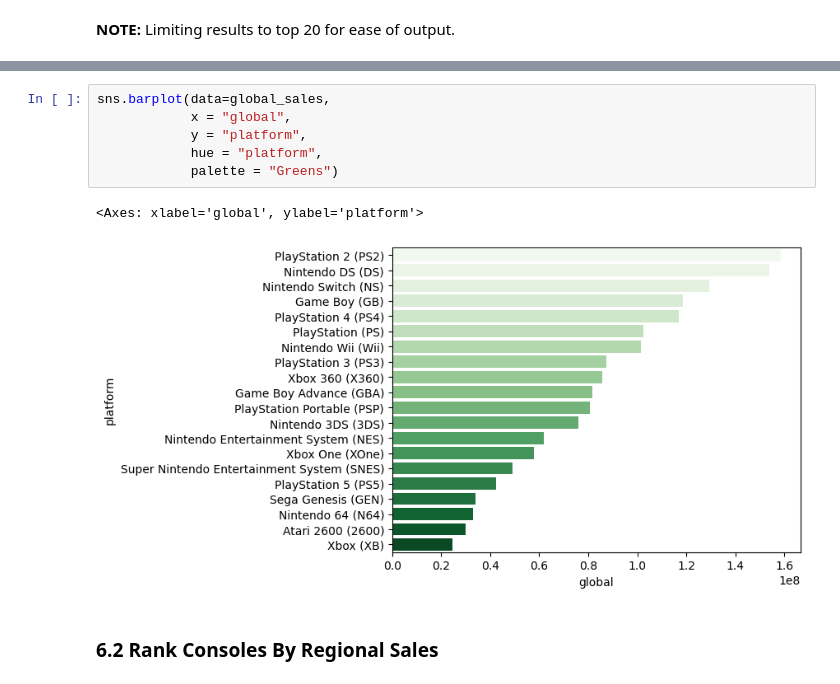
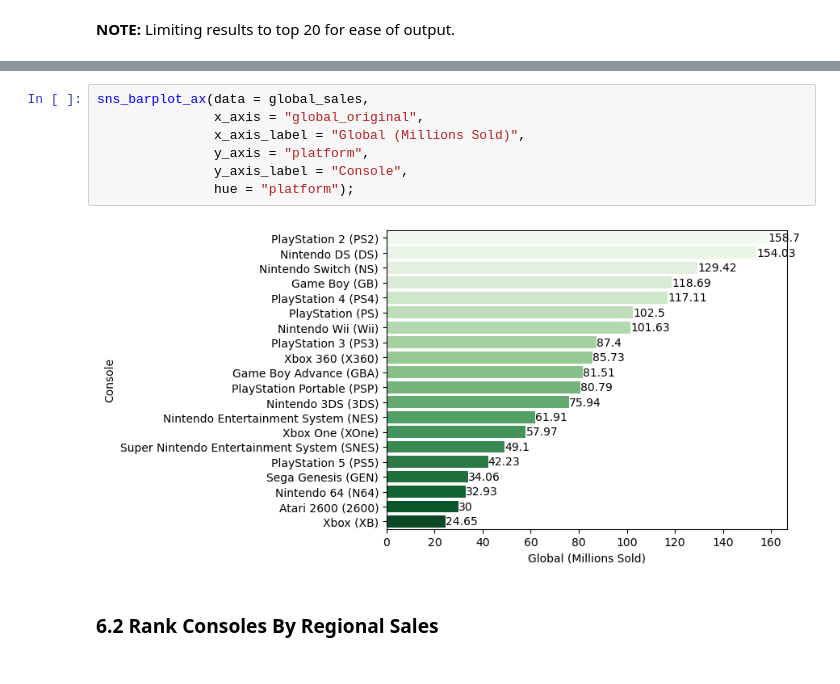
Before and after one commit to York13Pud/data-analytics-portfolio, a Jupyter notebook: video-game-console-sales/analysis.ipynb, the cells around one changed output, grey strips where cells are left out. Saved outputs shown, nothing was run; the diff lists cells and outputs as text.

Commit message:
Updated to use sns_barplot_ax

```diff
--- a/video-game-console-sales/analysis.ipynb
+++ b/video-game-console-sales/analysis.ipynb
@@ -180,12 +188,12 @@ global_sales
-# %%
-sns.barplot(data=global_sales,
-            x = "global",
-            y = "platform",
-            hue = "platform",
-            palette = "Greens")
-# %% [output]
-<Axes: xlabel='global', ylabel='platform'>
-[figure, removed]
+# %%
+sns_barplot_ax(data = global_sales,
+               x_axis = "global_original",
+               x_axis_label = "Global (Millions Sold)",
+               y_axis = "platform",
+               y_axis_label = "Console",
+               hue = "platform");
+# %% [output]
+[figure, added]
 # %% [markdown]
 ### 6.2 Rank Consoles By Regional Sales
 # %% [markdown]
```
Also changed, not shown: parts of 6 cells of this notebook.
